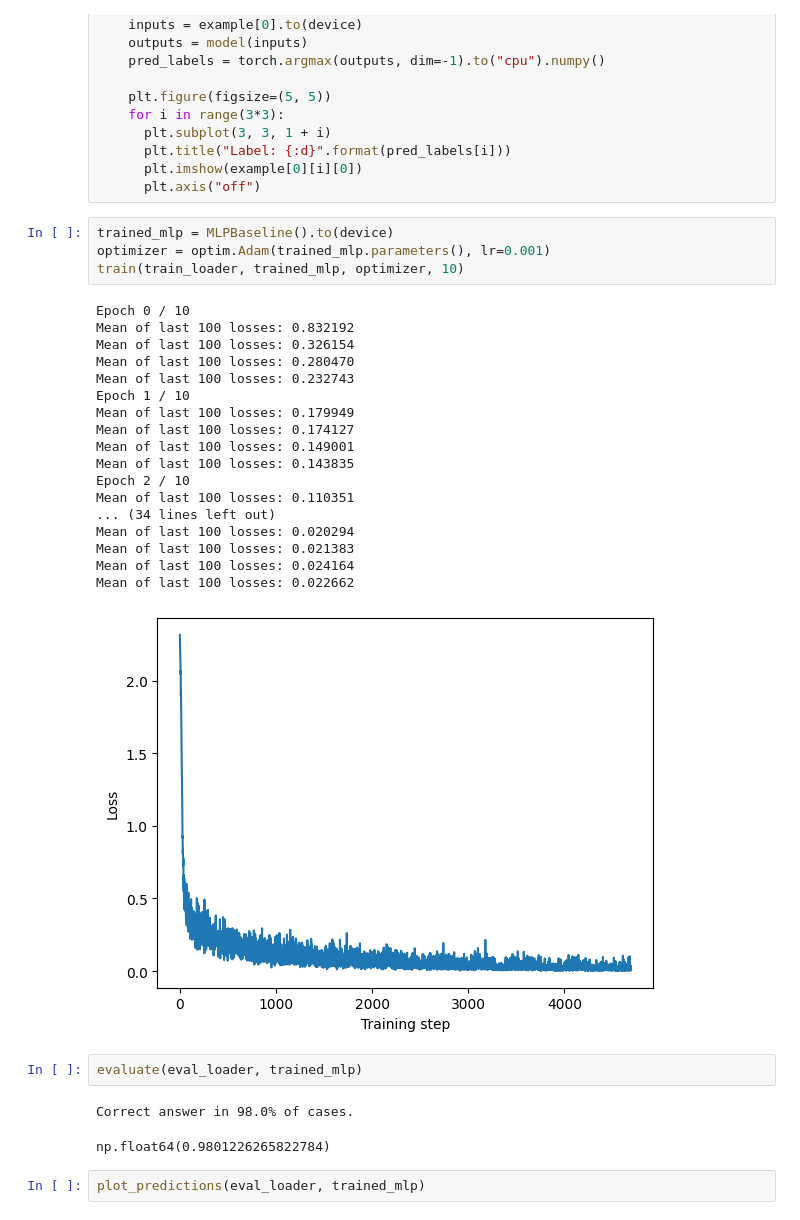
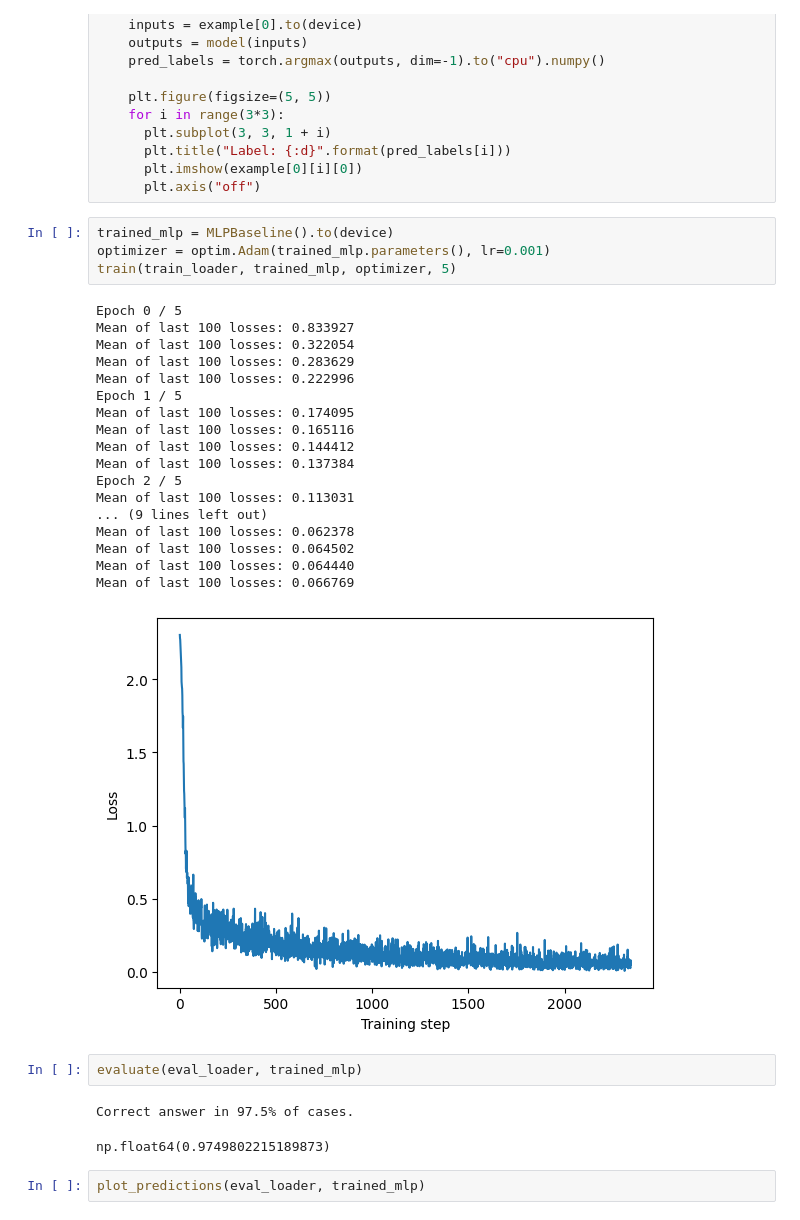
Before and after one commit to sakshi79/CS7180, a Jupyter notebook: translationMLP.ipynb, the cells around one changed output. Cells and saved outputs as stored; diff of their text form.

```diff
--- a/translationMLP.ipynb
+++ b/translationMLP.ipynb
@@ -130,31 +130,31 @@ def plot_predictions(eval_loader: DataLoader, model: nn.Module):
 # %%
 trained_mlp = MLPBaseline().to(device)
 optimizer = optim.Adam(trained_mlp.parameters(), lr=0.001)
-train(train_loader, trained_mlp, optimizer, 10)
+train(train_loader, trained_mlp, optimizer, 5)
 # %% [output]
-Epoch 0 / 10
-Mean of last 100 losses: 0.832192
-Mean of last 100 losses: 0.326154
-Mean of last 100 losses: 0.280470
-Mean of last 100 losses: 0.232743
-Epoch 1 / 10
-Mean of last 100 losses: 0.179949
-Mean of last 100 losses: 0.174127
-Mean of last 100 losses: 0.149001
-Mean of last 100 losses: 0.143835
-Epoch 2 / 10
-Mean of last 100 losses: 0.110351
-... (34 lines left out)
-Mean of last 100 losses: 0.020294
-Mean of last 100 losses: 0.021383
-Mean of last 100 losses: 0.024164
-Mean of last 100 losses: 0.022662
+Epoch 0 / 5
+Mean of last 100 losses: 0.833927
+Mean of last 100 losses: 0.322054
+Mean of last 100 losses: 0.283629
+Mean of last 100 losses: 0.222996
+Epoch 1 / 5
+Mean of last 100 losses: 0.174095
+Mean of last 100 losses: 0.165116
+Mean of last 100 losses: 0.144412
+Mean of last 100 losses: 0.137384
+Epoch 2 / 5
+Mean of last 100 losses: 0.113031
+... (9 lines left out)
+Mean of last 100 losses: 0.062378
+Mean of last 100 losses: 0.064502
+Mean of last 100 losses: 0.064440
+Mean of last 100 losses: 0.066769
-[figure, old version]
+[figure, new version]
 # %%
 evaluate(eval_loader, trained_mlp)
 # %% [output]
-Correct answer in 98.0% of cases.
+Correct answer in 97.5% of cases.
-np.float64(0.9801226265822784)
+np.float64(0.9749802215189873)
 # %%
 plot_predictions(eval_loader, trained_mlp)
 # %% [output]
```
Also changed, not shown: parts of 4 cells of this notebook.
